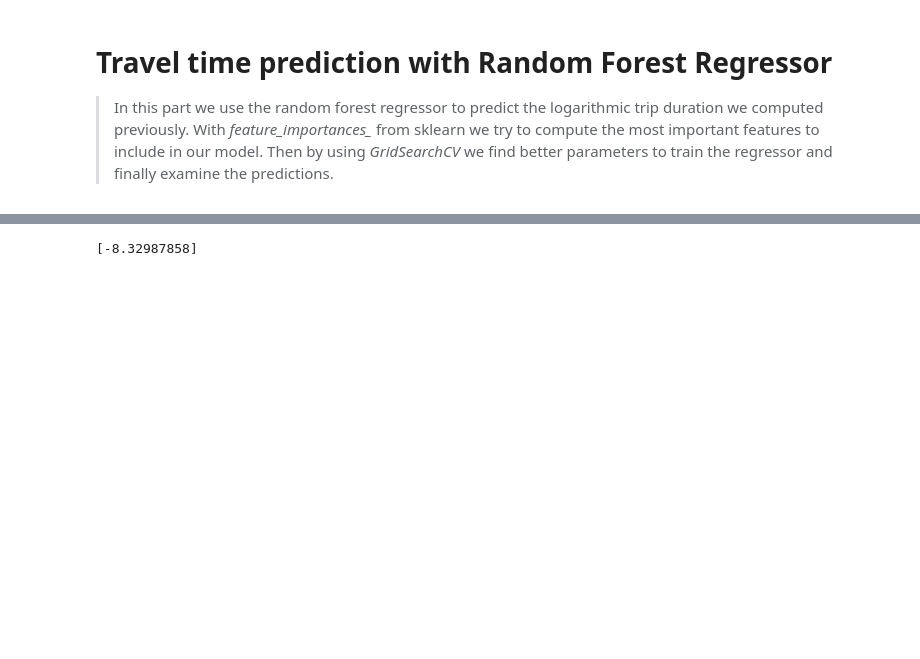
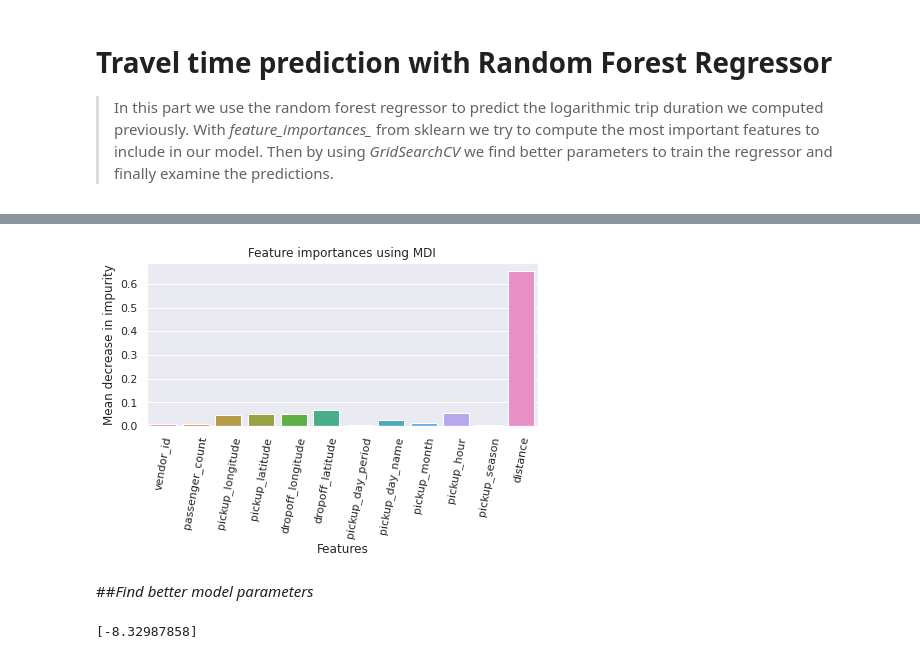
Before and after one commit to EliasEconomou/DataMining2-Travel-Time-Prediction, a Jupyter notebook: DataMining2_Travel_Time_Prediction.ipynb, the cells around one changed output, grey strips where cells are left out. Drawn from its saved outputs; the diff is of its cells as text; code cells hidden in the pictures; blank space fills up the shorter version.

Commit message:
process datasets to fit - feature importances

```diff
--- a/DataMining2_Travel_Time_Prediction.ipynb
+++ b/DataMining2_Travel_Time_Prediction.ipynb
@@ -779,7 +799,7 @@ plt.show()
 > In this part we use the random forest regressor to predict the logarithmic trip duration we computed previously. With *feature_importances_* from sklearn we try to compute the most important features to include in our model. Then by using *GridSearchCV* we find better parameters to train the regressor and finally examine the predictions.
 # %%
 # We can choose a subset of our train-test dataset to train and predict
-percentage = 5
+percentage = 10
 train = select_dfsubset(trainDF,percentage)
 print("Chosen number of travels is {} - {}% of the given train-dataset.".format(train.shape[0], percentage))
 test = select_dfsubset(testDF,percentage)
@@ -869,5 +843,6 @@ train
 # %%
-X_train, y_train = train.drop(columns = "log_trip_duration"), train[["log_trip_duration"]]
+X_train, y_train = train.drop(columns = "log_trip_duration"), train["log_trip_duration"]
+X_test, y_test = test, target["log_trip_duration"]
 
-print(X_train.shape, y_train.shape, test.shape, target.shape)
+print(X_train.shape, len(y_train), X_test.shape, len(y_test))
 # %% [output]
@@ -884,0 +858,7 @@ ValueError: ignored
+# %%
+start_time = time.time()
+importances = forest.feature_importances_
+std = np.std([tree.feature_importances_ for tree in forest.estimators_], axis=0)
+elapsed_time = time.time() - start_time
+
+print(f"Elapsed time to compute the importances: {elapsed_time:.3f} seconds")
@@ -885,2 +867,18 @@ ValueError: ignored
+# %%
+sns.set(rc={'figure.figsize':(7,3)})
+# %%
+forest_importances = pd.Series(importances, index=X_train.columns)
+
+forestImportancesPlot = sns.barplot(x=list(X_train.columns),
+                           y=list(forest_importances)).set(title='Feature importances using MDI')
+
+plt.xlabel("Features")
+plt.ylabel("Mean decrease in impurity")
+plt.xticks(rotation=80)
+plt.show(forestImportancesPlot)
+# %% [output]
+[figure, added]
+# %% [markdown]
+##*Find better model parameters*
 # %%
 
```
Also changed, not shown: parts of 17 cells of this notebook.
